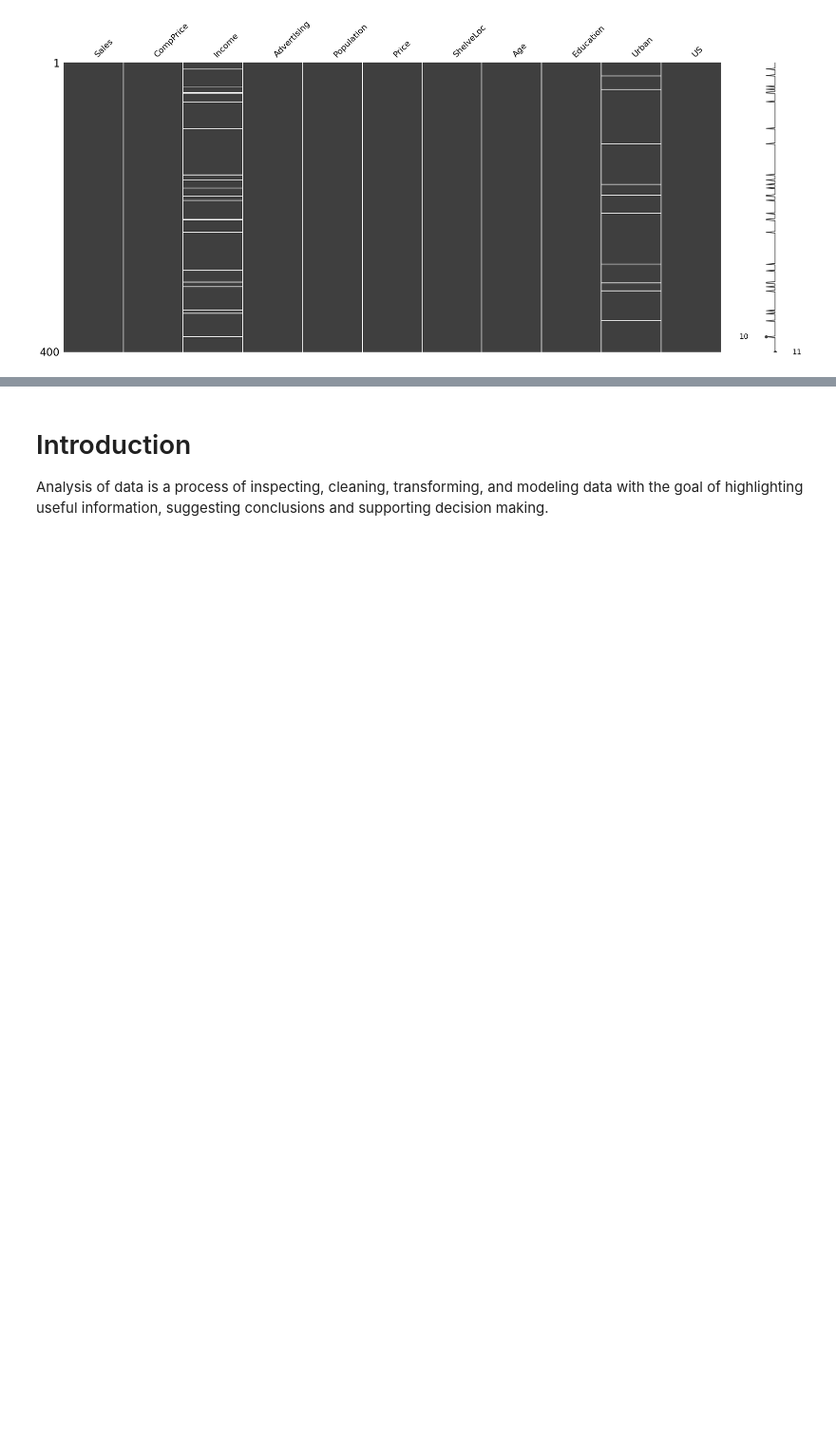
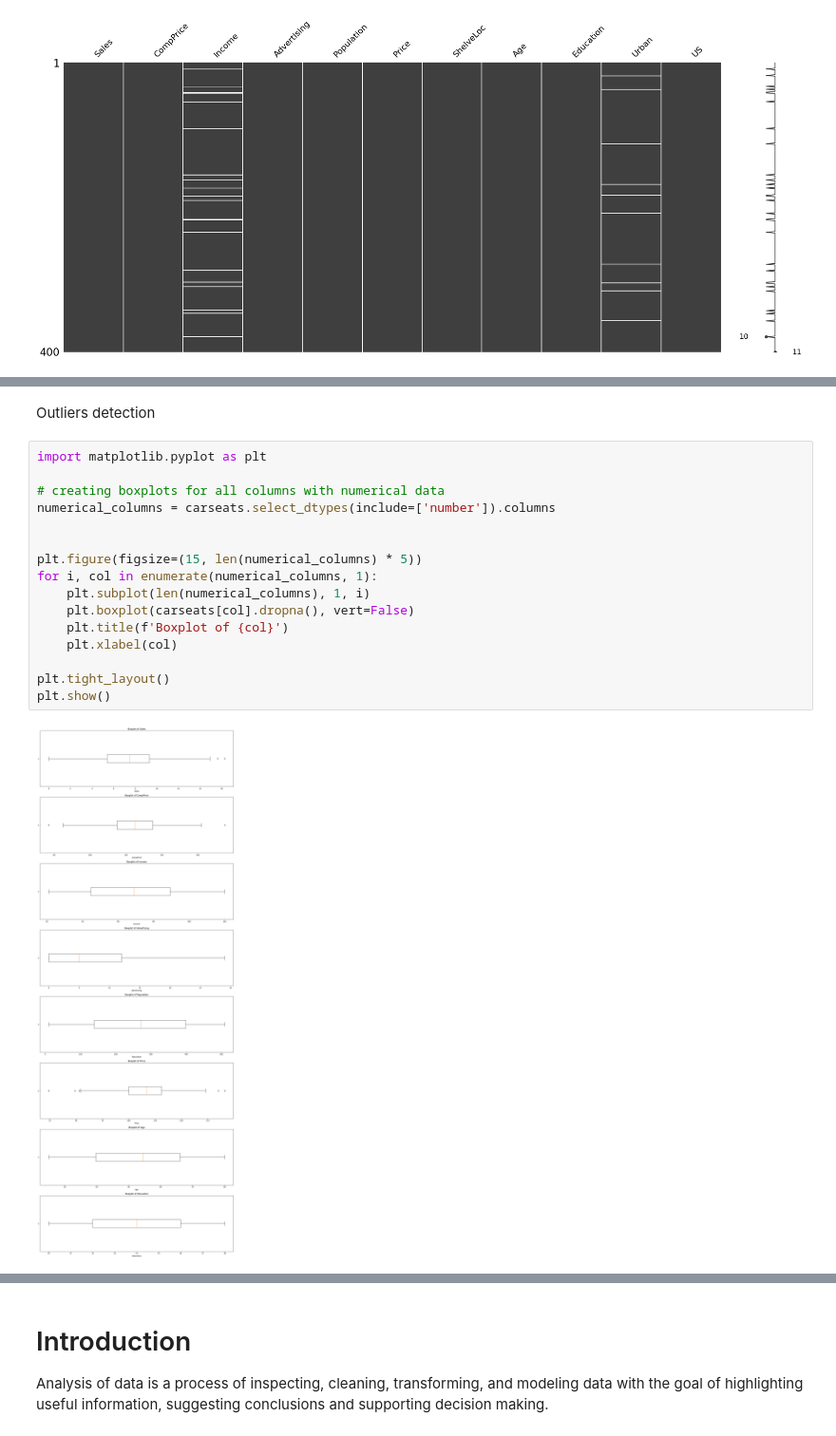
Before and after one commit to bartek00000/descripitve_stat, a Jupyter notebook: Exercise 4.ipynb, the cells around one changed output, grey strips where cells are left out. Shown at 95% size. Saved outputs shown, nothing was run; the diff lists cells and outputs as text; blank space fills up the shorter version.

```diff
--- a/Exercise 4.ipynb
+++ b/Exercise 4.ipynb
@@ -128,0 +143,20 @@ msno.matrix(carseats)
+# %% [markdown]
+Outliers detection
+# %%
+import matplotlib.pyplot as plt
+
+# creating boxplots for all columns with numerical data
+numerical_columns = carseats.select_dtypes(include=['number']).columns
+
+
+plt.figure(figsize=(15, len(numerical_columns) * 5))
+for i, col in enumerate(numerical_columns, 1):
+    plt.subplot(len(numerical_columns), 1, i)
+    plt.boxplot(carseats[col].dropna(), vert=False)
+    plt.title(f'Boxplot of {col}')
+    plt.xlabel(col)
+
+plt.tight_layout()
+plt.show()
+# %% [output]
+[figure, added]
```
Also changed, not shown: parts of 4 cells of this notebook.
